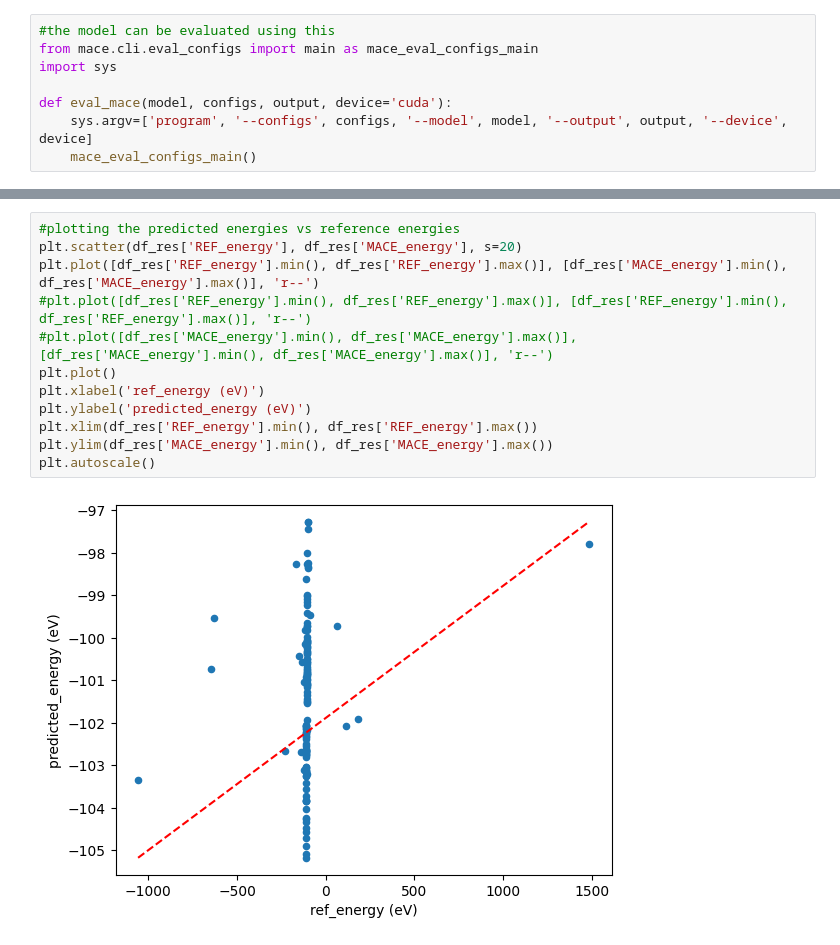
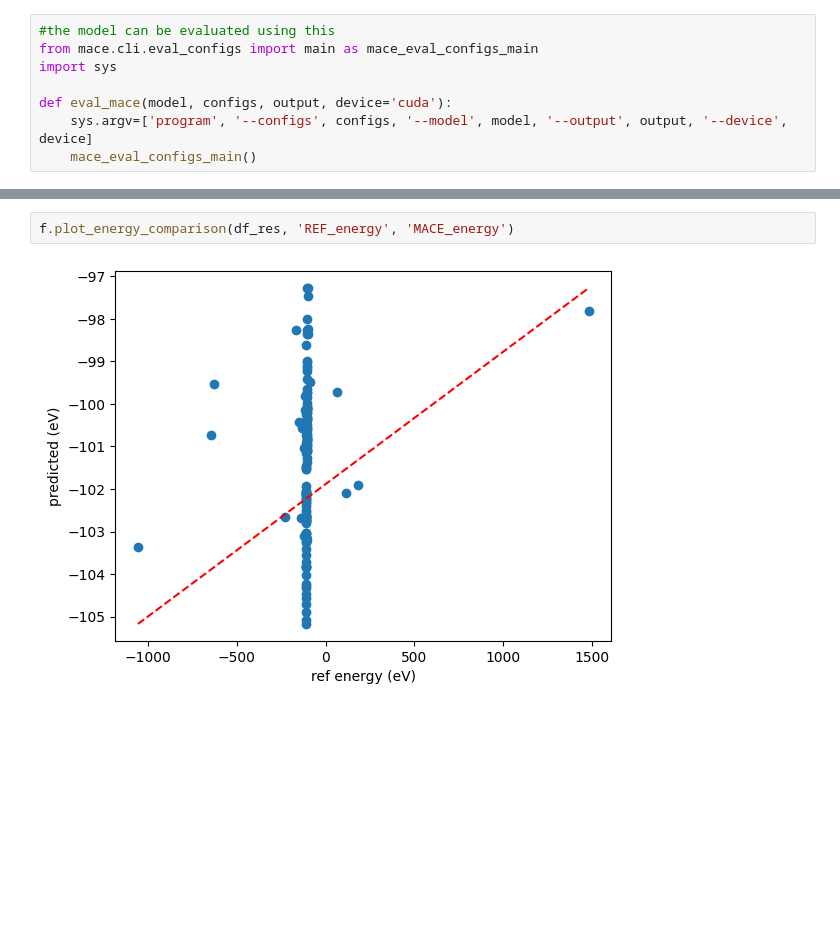
Before and after one commit to ShannonNCM/research_files, a Jupyter notebook: new_model/training_notebook.ipynb, the cells around one changed output, grey strips where cells are left out. Saved outputs shown, nothing was run; the diff lists cells and outputs as text; blank space fills up the shorter version.

```diff
--- a/new_model/training_notebook.ipynb
+++ b/new_model/training_notebook.ipynb
@@ -188,20 +169,10 @@ df_res
 | 131 | -98.841753 | -97.273371 |
 | 132 | -110.279499 | -104.238169 |
 133 rows × 2 columns
-# %%
-#plotting the predicted energies vs reference energies
-plt.scatter(df_res['REF_energy'], df_res['MACE_energy'], s=20)
-plt.plot([df_res['REF_energy'].min(), df_res['REF_energy'].max()], [df_res['MACE_energy'].min(), df_res['MACE_energy'].max()], 'r--')
-#plt.plot([df_res['REF_energy'].min(), df_res['REF_energy'].max()], [df_res['REF_energy'].min(), df_res['REF_energy'].max()], 'r--')
-#plt.plot([df_res['MACE_energy'].min(), df_res['MACE_energy'].max()], [df_res['MACE_energy'].min(), df_res['MACE_energy'].max()], 'r--')
-plt.plot()
-plt.xlabel('ref_energy (eV)')
-plt.ylabel('predicted_energy (eV)')
-plt.xlim(df_res['REF_energy'].min(), df_res['REF_energy'].max())
-plt.ylim(df_res['MACE_energy'].min(), df_res['MACE_energy'].max())
-plt.autoscale()
-# %% [output]
-[figure, removed]
+# %%
+f.plot_energy_comparison(df_res, 'REF_energy', 'MACE_energy')
+# %% [output]
+[figure, added]
 # %%
 '''#this is commented for now because we have set the data on which the energy and forces will be calculated
 #once the training is done, then a calculation can be performed using ase
```
Also changed, not shown: parts of 7 cells of this notebook, 7 other files.
